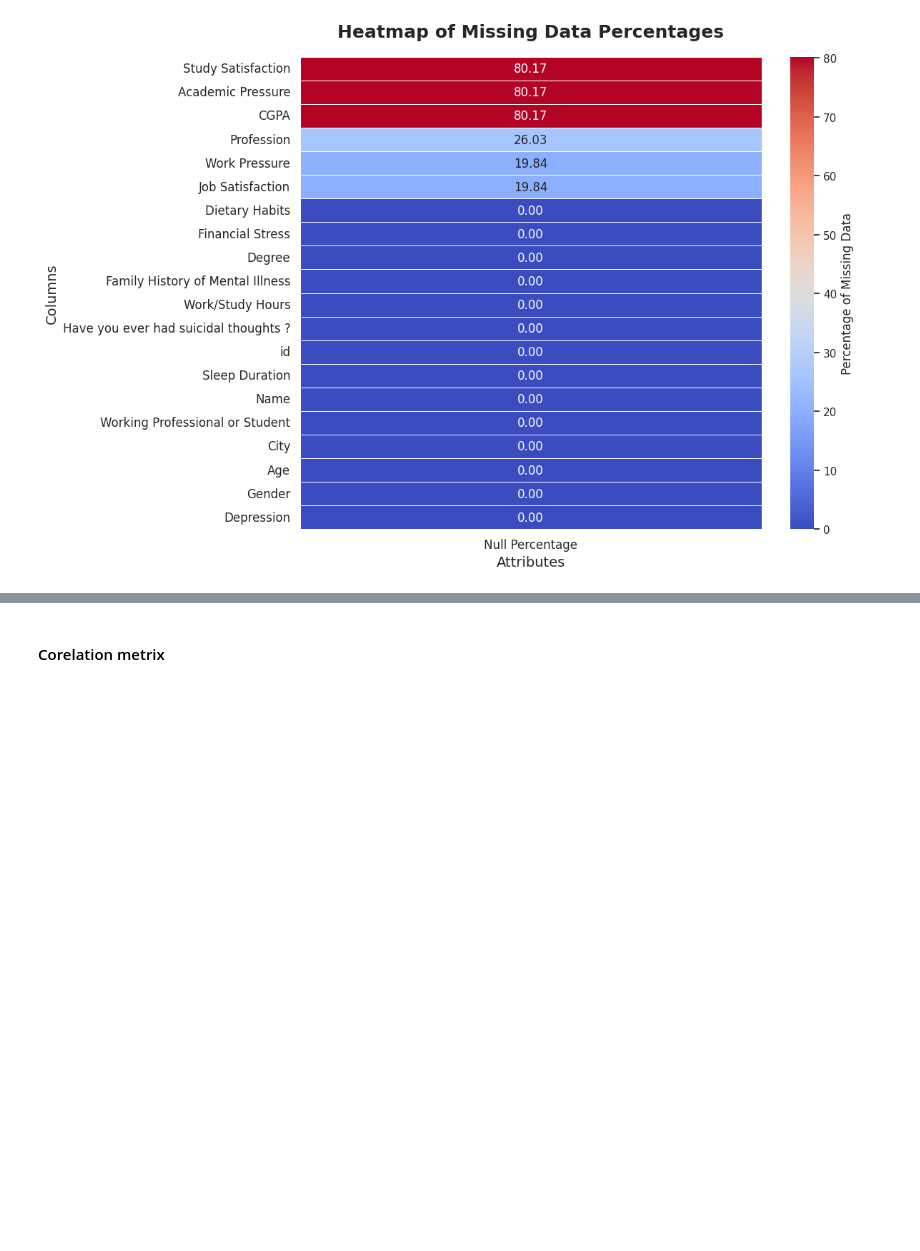
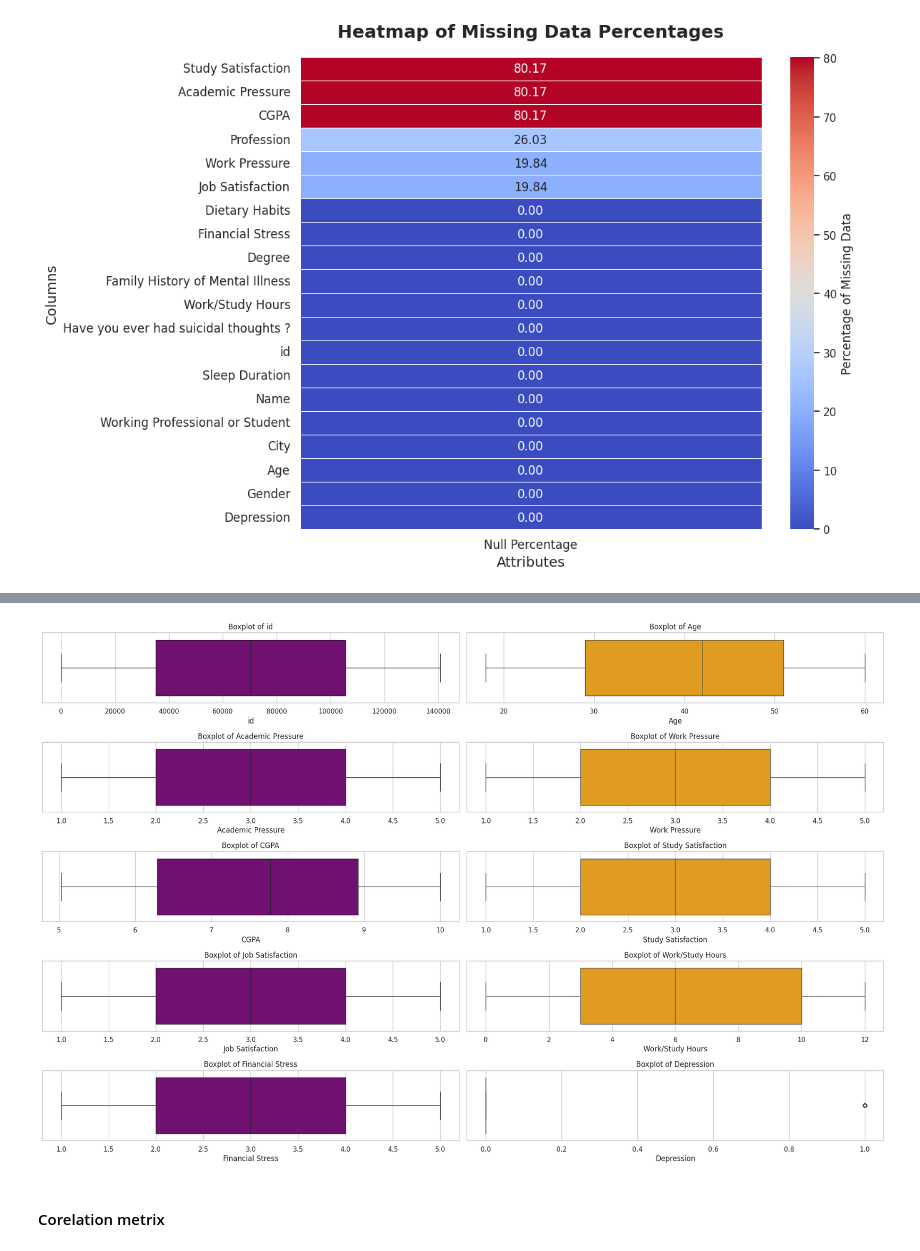
Before and after one commit to giju/iisc-g2, a Jupyter notebook: notebooks/2.01.kun.eda.ipynb, the cells around one changed output, grey strips where cells are left out. Drawn from its saved outputs; the diff is of its cells as text; code cells hidden in the pictures; blank space fills up the shorter version.

```diff
--- a/notebooks/2.01.kun.eda.ipynb
+++ b/notebooks/2.01.kun.eda.ipynb
@@ -133,3 +157,14 @@ plt.show()
+# %%
+plt.figure(figsize=(20, 15))
+for i, col in enumerate(num):
+    plt.subplot(len(num) // 2 + 1, 2, i + 1)
+    color = 'purple' if i % 2 == 0 else 'orange'
+    sns.boxplot(x=train[col], color=color)
+    plt.title(f'Boxplot of {col}')
+plt.tight_layout()
+plt.show()
+# %% [output]
+[figure, added]
 # %% [markdown]
 #### Corelation metrix
 # %%
```
Also changed, not shown: parts of 15 cells of this notebook.
